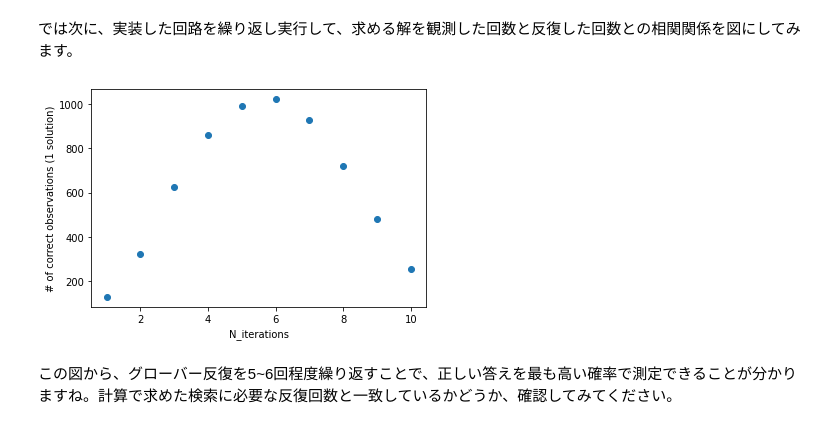
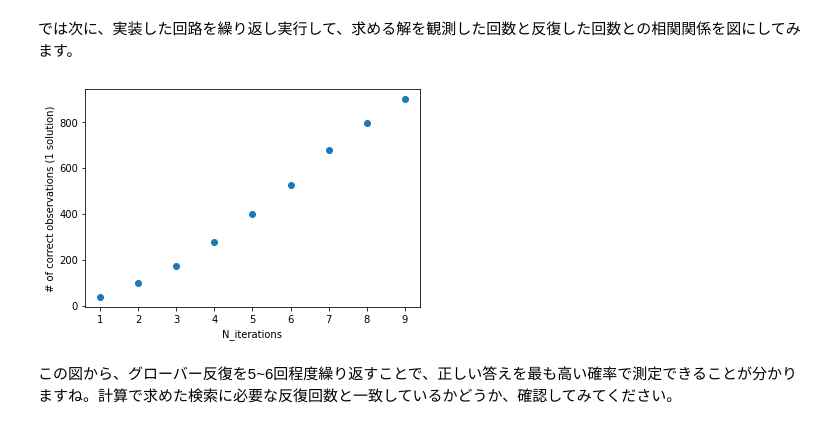
Before and after one commit to kterashi/qc-workbook-lecturenotes, a Jupyter notebook: ja/2022_05_26.ipynb, the cells around one changed output. Saved outputs shown, nothing was run; the diff lists cells and outputs as text; code cells hidden in the pictures.

Commit message:
fixed bug to prevent plotting the n>6 case

```diff
--- a/ja/2022_05_26.ipynb
+++ b/ja/2022_05_26.ipynb
@@ -180,31 +184,31 @@ show_distribution(answer_sim_iterN)
 # %%
 x = []
 y = []
 
 # 例えば10回繰り返す
-for Niter in range(1,11):
+for Niter in range(1,10):
     grover_circuit_iterN = QuantumCircuit(n)
     grover_circuit_iterN.h(range(n))
     for I in range(Niter):
         grover_circuit_iterN.append(oracle_gate, list(range(n)))
         grover_circuit_iterN.append(diffuser(n), list(range(n)))
     grover_circuit_iterN.measure_all()
     #print(grover_circuit_iterN)
 
     grover_circuit_iterN_tr = transpile(grover_circuit_iterN, backend=simulator)
     results_sim_iterN_tr = simulator.run(grover_circuit_iterN_tr, shots=1024).result()
     answer_sim_iterN_tr = results_sim_iterN_tr.get_counts()
 
     x.append(Niter)
-    y.append(answer_sim_iterN_tr[format(Nsol,'06b')])
+    y.append(answer_sim_iterN_tr[format(Nsol,'b').zfill(n)])
 
 plt.clf()
 plt.scatter(x,y)
 plt.xlabel('N_iterations')
 plt.ylabel('# of correct observations (1 solution)')
 plt.show()
 # %% [output]
-[figure, old version]
+[figure, new version]
 # %% [markdown]
 この図から、グローバー反復を5~6回程度繰り返すことで、正しい答えを最も高い確率で測定できることが分かりますね。計算で求めた検索に必要な反復回数と一致しているかどうか、確認してみてください。
 # %% [markdown]
```
Also changed, not shown: parts of 6 cells of this notebook.
